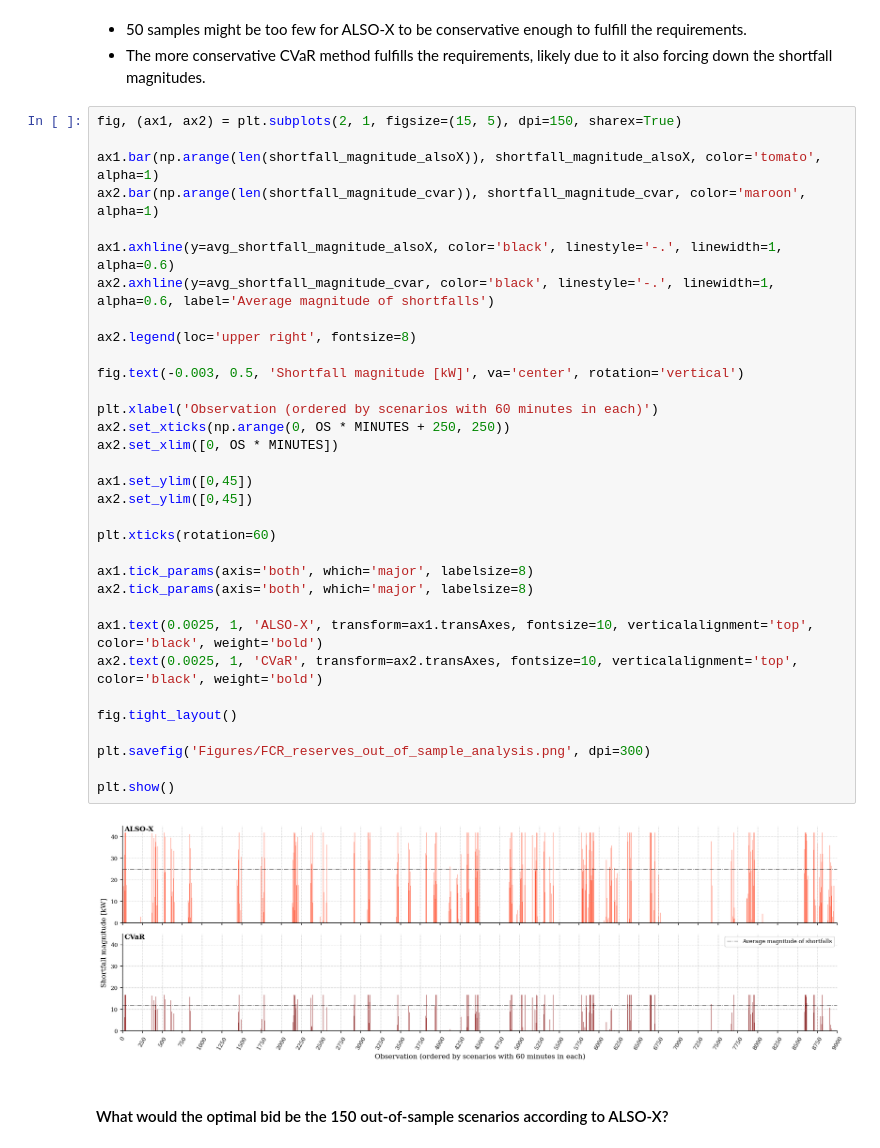
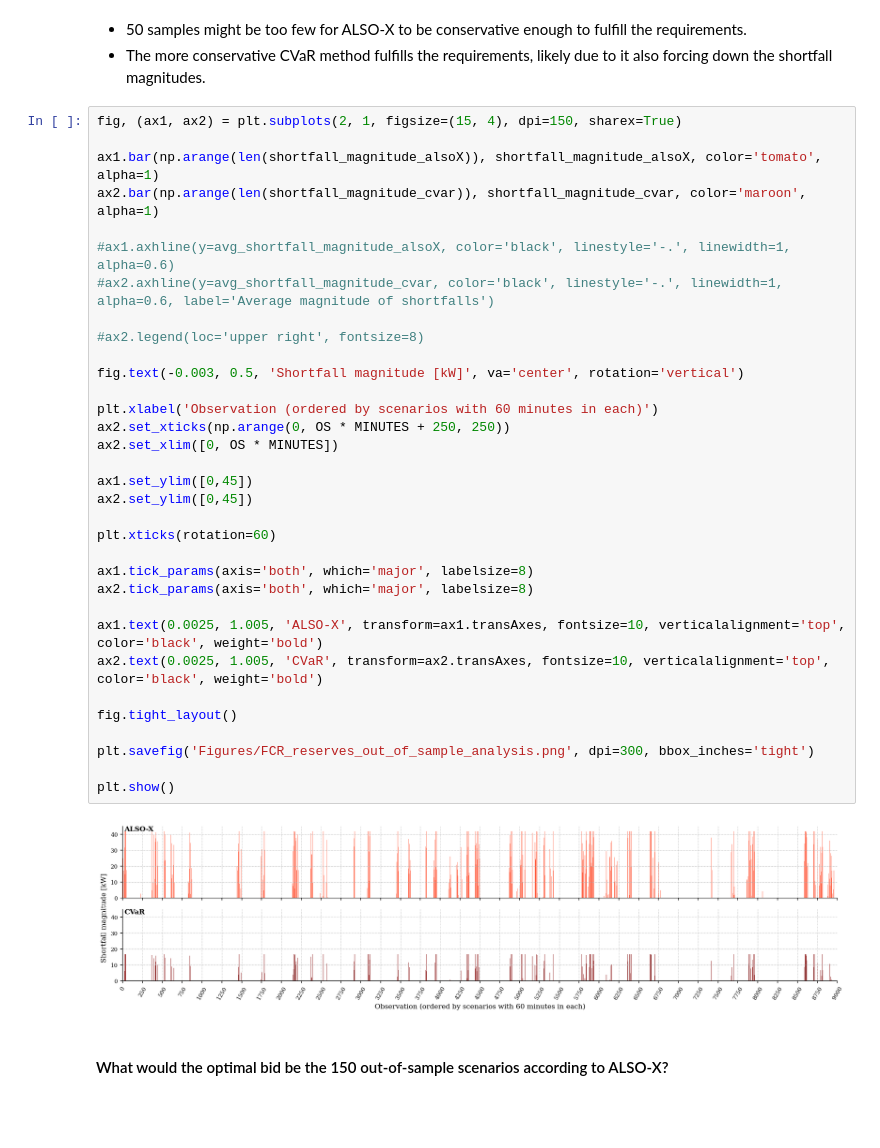
Before and after one commit to Hvid1999/46755, a Jupyter notebook: Assignment 2/task_2.ipynb, the cells around one changed output. Saved outputs shown, nothing was run; the diff lists cells and outputs as text; blank space fills up the shorter version.

```diff
--- a/Assignment 2/task_2.ipynb
+++ b/Assignment 2/task_2.ipynb
@@ -311,40 +361,40 @@ Number of violations (CVaR): 764 out of 9000 (8.49%)
 * 50 samples might be too few for ALSO-X to be conservative enough to fulfill the requirements.
 * The more conservative CVaR method fulfills the requirements, likely due to it also forcing down the shortfall magnitudes.
 # %%
-fig, (ax1, ax2) = plt.subplots(2, 1, figsize=(15, 5), dpi=150, sharex=True)
+fig, (ax1, ax2) = plt.subplots(2, 1, figsize=(15, 4), dpi=150, sharex=True)
 
 ax1.bar(np.arange(len(shortfall_magnitude_alsoX)), shortfall_magnitude_alsoX, color='tomato', alpha=1)
 ax2.bar(np.arange(len(shortfall_magnitude_cvar)), shortfall_magnitude_cvar, color='maroon', alpha=1)
 
-ax1.axhline(y=avg_shortfall_magnitude_alsoX, color='black', linestyle='-.', linewidth=1, alpha=0.6)
-ax2.axhline(y=avg_shortfall_magnitude_cvar, color='black', linestyle='-.', linewidth=1, alpha=0.6, label='Average magnitude of shortfalls')
+#ax1.axhline(y=avg_shortfall_magnitude_alsoX, color='black', linestyle='-.', linewidth=1, alpha=0.6)
+#ax2.axhline(y=avg_shortfall_magnitude_cvar, color='black', linestyle='-.', linewidth=1, alpha=0.6, label='Average magnitude of shortfalls')
 
-ax2.legend(loc='upper right', fontsize=8)
+#ax2.legend(loc='upper right', fontsize=8)
 
 fig.text(-0.003, 0.5, 'Shortfall magnitude [kW]', va='center', rotation='vertical')
 
 plt.xlabel('Observation (ordered by scenarios with 60 minutes in each)')
 ax2.set_xticks(np.arange(0, OS * MINUTES + 250, 250))
 ax2.set_xlim([0, OS * MINUTES])
 
 ax1.set_ylim([0,45])
 ax2.set_ylim([0,45])
 
 plt.xticks(rotation=60)
 
 ax1.tick_params(axis='both', which='major', labelsize=8)
 ax2.tick_params(axis='both', which='major', labelsize=8)
 
-ax1.text(0.0025, 1, 'ALSO-X', transform=ax1.transAxes, fontsize=10, verticalalignment='top', color='black', weight='bold')
-ax2.text(0.0025, 1, 'CVaR', transform=ax2.transAxes, fontsize=10, verticalalignment='top', color='black', weight='bold')
+ax1.text(0.0025, 1.005, 'ALSO-X', transform=ax1.transAxes, fontsize=10, verticalalignment='top', color='black', weight='bold')
+ax2.text(0.0025, 1.005, 'CVaR', transform=ax2.transAxes, fontsize=10, verticalalignment='top', color='black', weight='bold')
 
 fig.tight_layout()
 
-plt.savefig('Figures/FCR_reserves_out_of_sample_analysis.png', dpi=300)
+plt.savefig('Figures/FCR_reserves_out_of_sample_analysis.png', dpi=300, bbox_inches='tight')
 
 plt.show()
 # %% [output]
-[figure, old version]
+[figure, new version]
 # %% [markdown]
 #### What would the optimal bid be the 150 out-of-sample scenarios according to ALSO-X?
 # %%
```
Also changed, not shown: parts of 16 cells of this notebook, 7 other files.
